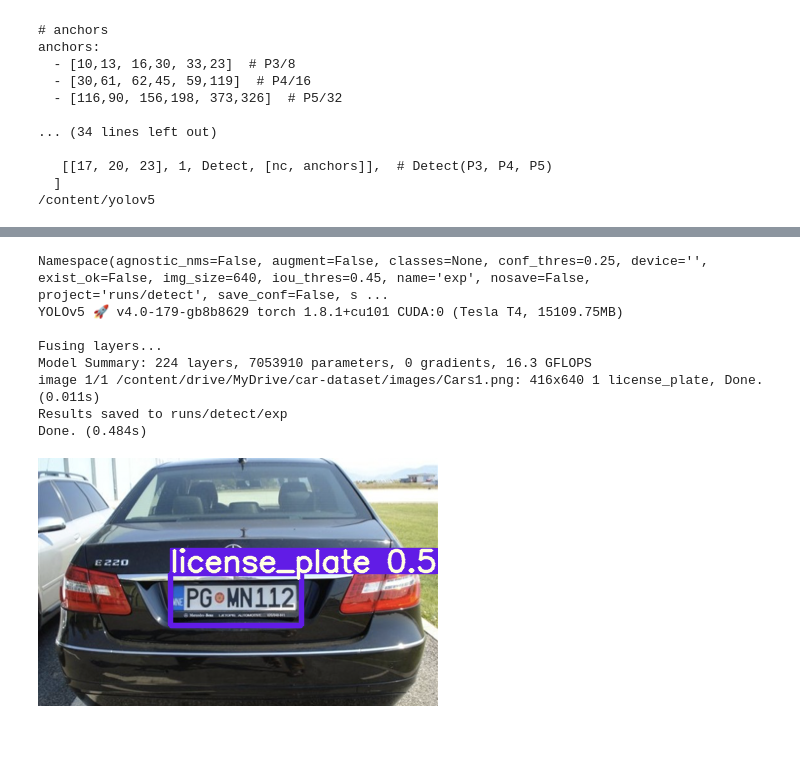
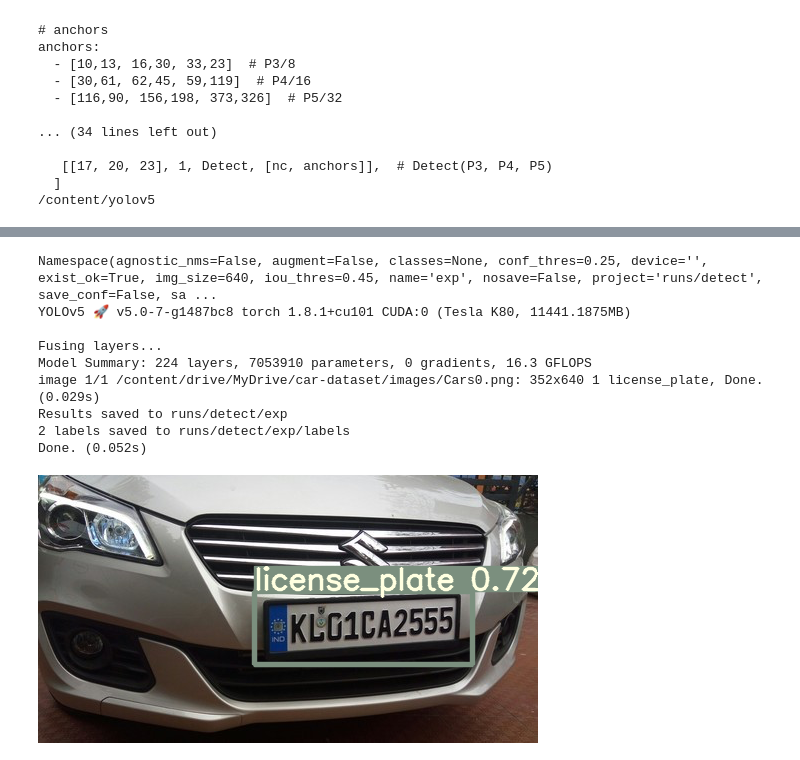
Before and after one commit to yashgupta417/ANPR, a Jupyter notebook: yolov5.ipynb, the cells around one changed output, grey strips where cells are left out. Drawn from its saved outputs; the diff is of its cells as text; code cells hidden in the pictures; blank space fills up the shorter version.

```diff
--- a/yolov5.ipynb
+++ b/yolov5.ipynb
@@ -64,18 +104,19 @@ Image('/content/yolov5/runs/train/exp2/results.png',width=600)
 # %%
-test_img='/content/drive/MyDrive/car-dataset/images/Cars1.png'
-!python detect.py --source {test_img} --weights /content/yolov5/runs/train/exp/weights/best.pt
+test_img='/content/drive/MyDrive/car-dataset/images/Cars0.png'
+!python detect.py --source {test_img} --weights /content/yolov5/runs/train/exp2/weights/best.pt --save-txt --exist-ok
 # %% [output]
-Namespace(agnostic_nms=False, augment=False, classes=None, conf_thres=0.25, device='', exist_ok=False, img_size=640, iou_thres=0.45, name='exp', nosave=False, project='runs/detect', save_conf=False, s ...
-YOLOv5 🚀 v4.0-179-gb8b8629 torch 1.8.1+cu101 CUDA:0 (Tesla T4, 15109.75MB)
+Namespace(agnostic_nms=False, augment=False, classes=None, conf_thres=0.25, device='', exist_ok=True, img_size=640, iou_thres=0.45, name='exp', nosave=False, project='runs/detect', save_conf=False, sa ...
+YOLOv5 🚀 v5.0-7-g1487bc8 torch 1.8.1+cu101 CUDA:0 (Tesla K80, 11441.1875MB)
 
 Fusing layers...
 Model Summary: 224 layers, 7053910 parameters, 0 gradients, 16.3 GFLOPS
-image 1/1 /content/drive/MyDrive/car-dataset/images/Cars1.png: 416x640 1 license_plate, Done. (0.011s)
+image 1/1 /content/drive/MyDrive/car-dataset/images/Cars0.png: 352x640 1 license_plate, Done. (0.029s)
 Results saved to runs/detect/exp
-Done. (0.484s)
+2 labels saved to runs/detect/exp/labels
+Done. (0.052s)
 # %%
-Image('/content/yolov5/runs/detect/exp/Cars1.png',width=400)
+Image('/content/yolov5/runs/detect/exp/Cars0.png',width=500)
 # %% [output]
-[figure, old version]
+[figure, new version]
 # %%
 !zip -r /content/file.zip /content/yolov5
```
Also changed, not shown: parts of 7 cells of this notebook.
